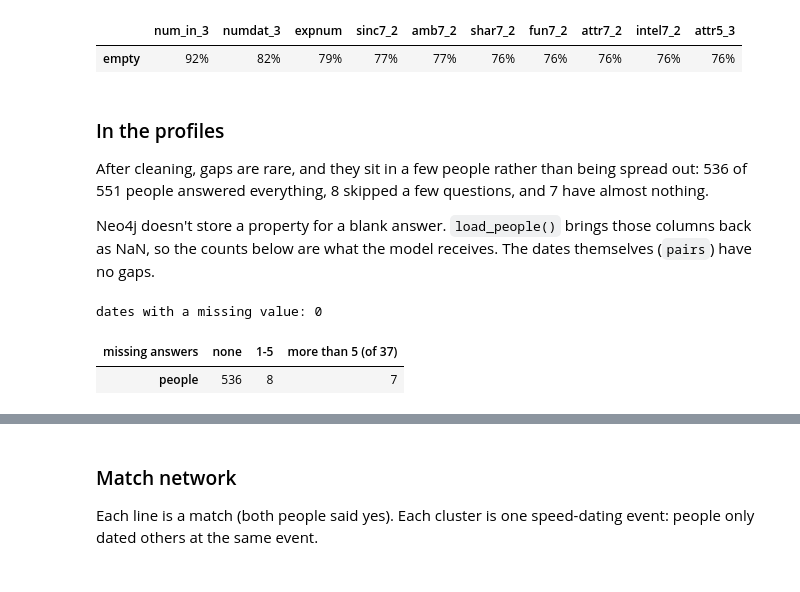
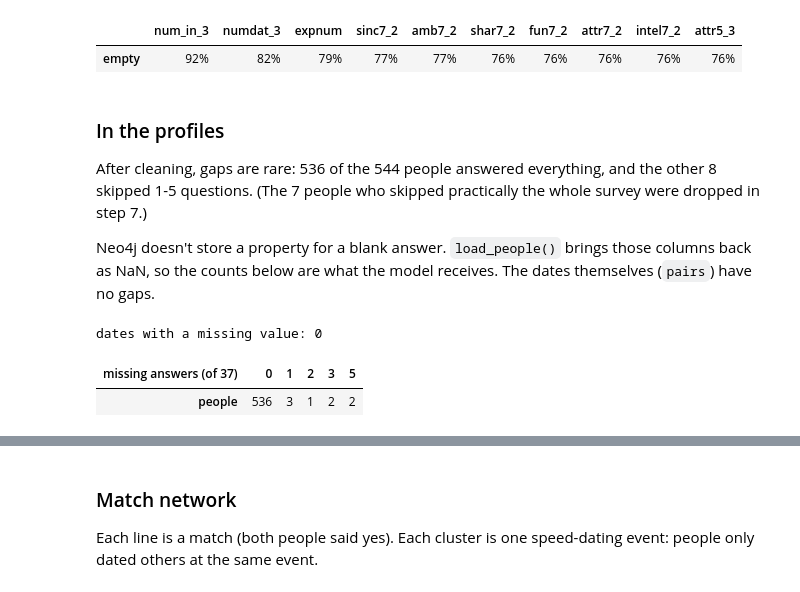
Before and after one commit to KacperKuznik/dating-app-gnn, a Jupyter notebook: EDA.ipynb, the cells around one changed output, grey strips where cells are left out. Cells and saved outputs as stored; diff of their text form; code cells hidden in the pictures.

```diff
--- a/EDA.ipynb
+++ b/EDA.ipynb
@@ -357,23 +433,22 @@ share_missing.sort_values(ascending=False).head(10).rename("empty").to_frame().T
 # %% [markdown]
 ### In the profiles
 
-After cleaning, gaps are rare, and they sit in a few people rather than being spread out:
-536 of 551 people answered everything, 8 skipped a few questions, and 7 have almost nothing.
+After cleaning, gaps are rare: 536 of the 544 people answered everything, and the other 8 skipped
+1-5 questions. (The 7 people who skipped practically the whole survey were dropped in step 7.)
 
 Neo4j doesn't store a property for a blank answer. `load_people()` brings those columns back as
 NaN, so the counts below are what the model receives. The dates themselves (`pairs`) have no gaps.
 # %%
 answers = people.drop(columns=["id", "wave", "gender"])  # these three are never missing
 missing_per_person = answers.isna().sum(axis=1)
 print(f"dates with a missing value: {pairs.isna().any(axis=1).sum()}")
 
-bands = pd.cut(missing_per_person, [-1, 0, 5, answers.shape[1]],
-               labels=["none", "1-5", f"more than 5 (of {answers.shape[1]})"])
-bands.value_counts().sort_index().rename_axis("missing answers").rename("people").to_frame().T
+# How many people are missing exactly 0, 1, 2, ... of the survey answers
+missing_per_person.value_counts().sort_index().rename_axis(f"missing answers (of {answers.shape[1]})").rename("people").to_frame().T
 # %% [output]
 dates with a missing value: 0
-| missing answers | none | 1-5 | more than 5 (of 37) |
-| people | 536 | 8 | 7 |
+| missing answers (of 37) | 0 | 1 | 2 | 3 | 5 |
+| people | 536 | 3 | 1 | 2 | 2 |
 # %%
 missing_per_column = answers.isna().sum()
 missing_per_column[missing_per_column > 0].sort_values(ascending=False).rename("people missing it").to_frame().T
```
Also changed, not shown: parts of 28 cells of this notebook, 3 other files.
